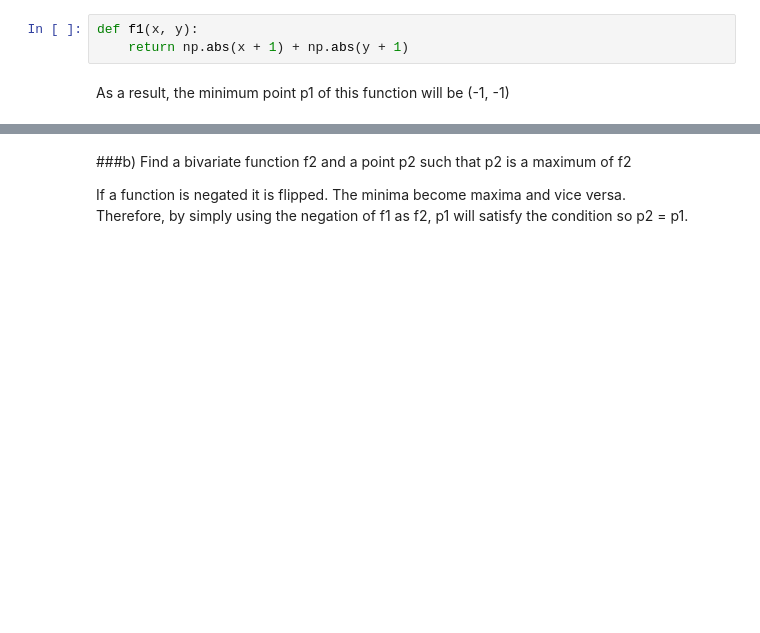
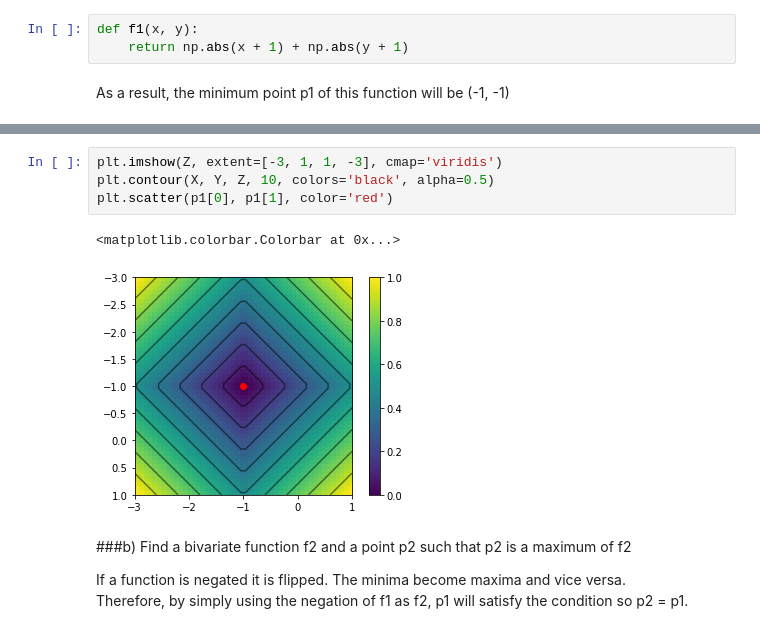
Before and after one commit to ctkerns/cap4630_spring2020, a Jupyter notebook: hw2.ipynb, the cells around one changed output, grey strips where cells are left out. Drawn from its saved outputs; the diff is of its cells as text; blank space fills up the shorter version.

Commit message:
Added contour/density graphs

```diff
--- a/hw2.ipynb
+++ b/hw2.ipynb
@@ -35,3 +35,10 @@ ax.scatter3D(p1[0], p1[1], p1[2], color='red')
+# %%
+plt.imshow(Z, extent=[-3, 1, 1, -3], cmap='viridis')
+plt.contour(X, Y, Z, 10, colors='black', alpha=0.5)
+plt.scatter(p1[0], p1[1], color='red')
+# %% [output]
+<matplotlib.colorbar.Colorbar at 0x...>
+[figure, added]
 # %% [markdown]
 ###b) Find a bivariate function f2 and a point p2 such that p2 is a maximum of f2
 
```
Also changed, not shown: parts of 4 cells of this notebook.
